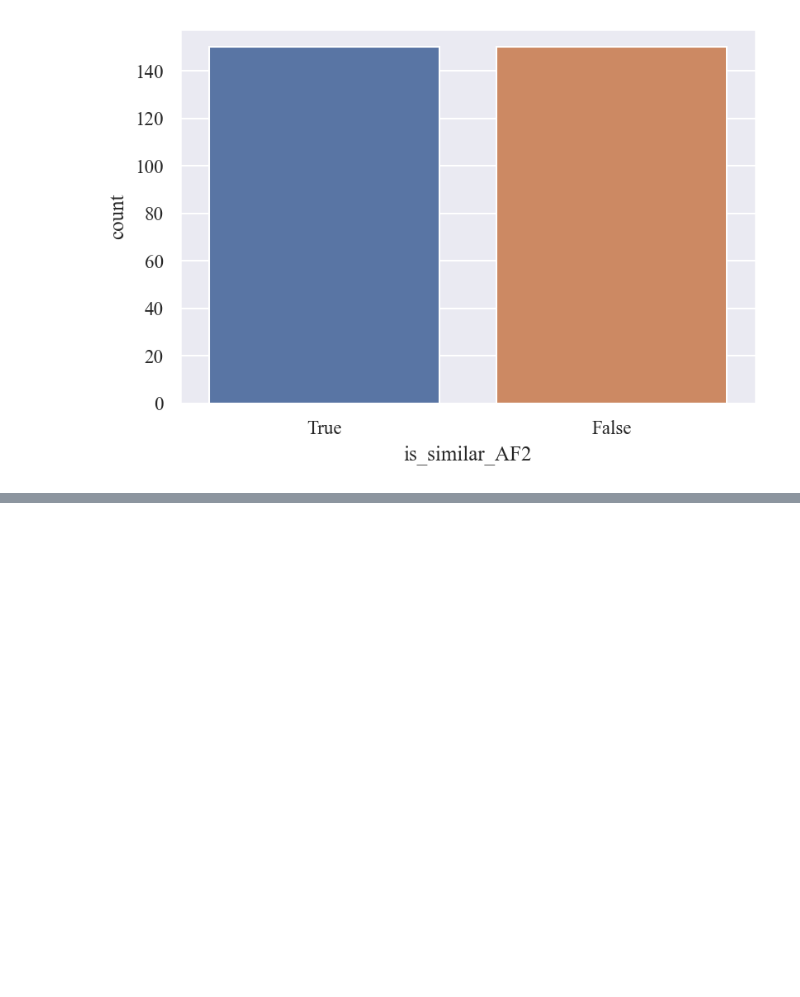
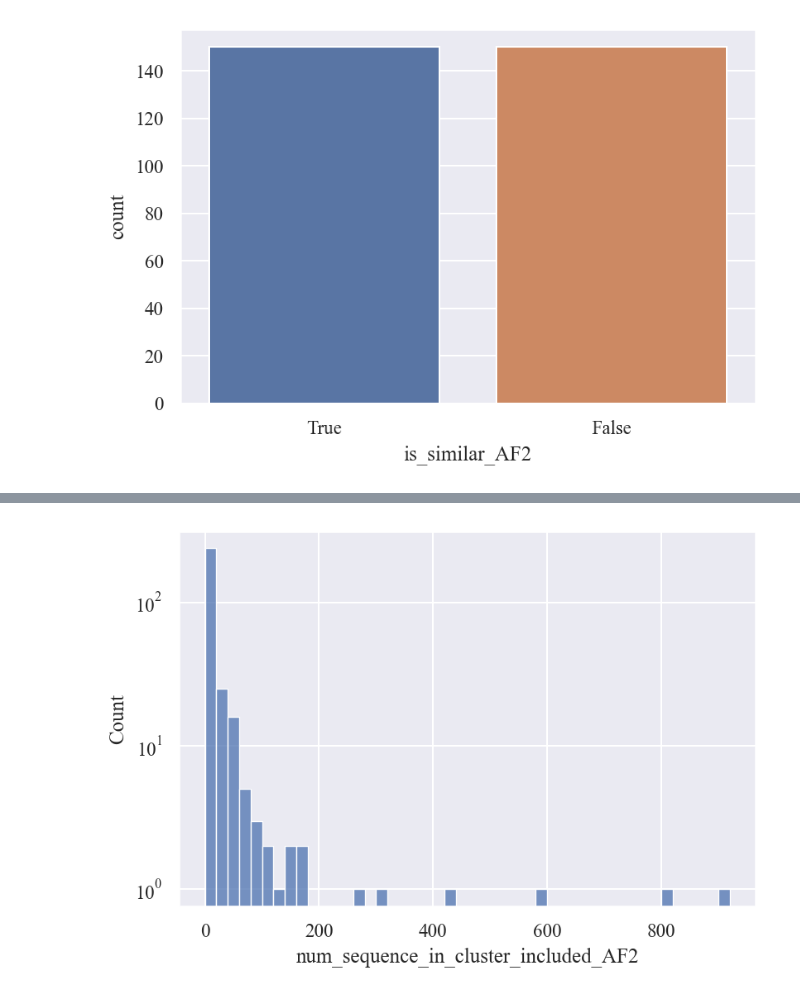
Before and after one commit to yutake27/MQAB4AF2, a Jupyter notebook: src/notebooks/datasets/how_eq_random_num_300_seed_0_exclude/target_stat.ipynb, the cells around one changed output, grey strips where cells are left out. Cells and saved outputs as stored; diff of their text form; code cells hidden in the pictures; blank space fills up the shorter version.

```diff
--- a/src/notebooks/datasets/how_eq_random_num_300_seed_0_exclude/target_stat.ipynb
+++ b/src/notebooks/datasets/how_eq_random_num_300_seed_0_exclude/target_stat.ipynb
@@ -81,0 +77,5 @@ sns.distplot(df['num_sequence_in_cluster_included_AF2'], kde=False, norm_hist=Tr
+# %%
+sns.histplot(df['num_sequence_in_cluster_included_AF2'], binwidth=20)
+plt.yscale('log')
+# %% [output]
+[figure, added]
```
Also changed, not shown: parts of 3 cells of this notebook, 1 other file.
